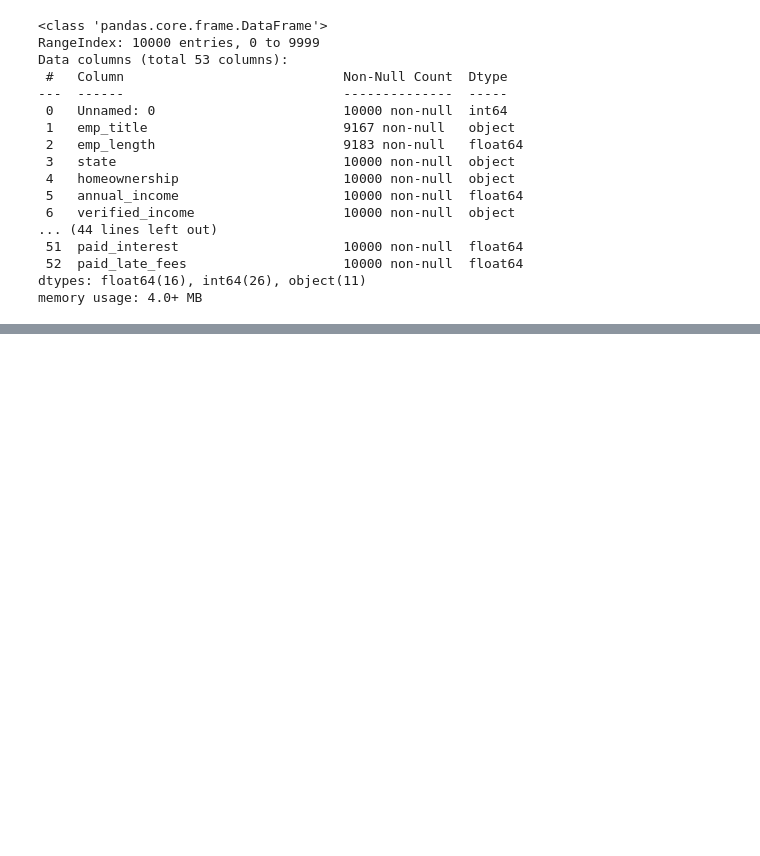
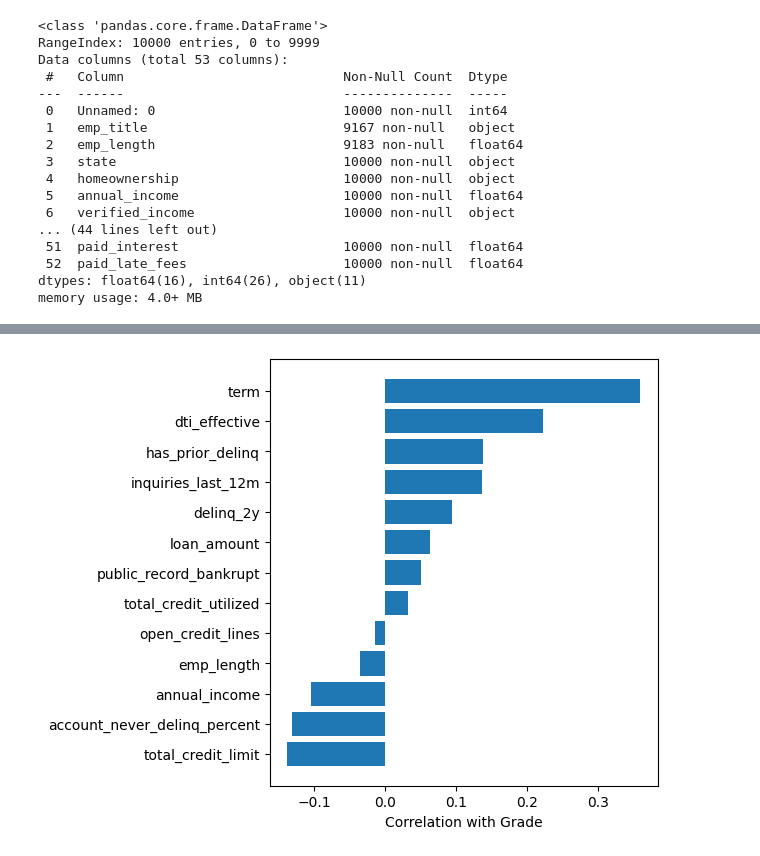
Before and after one commit to AdrianP428/DSRP_Project_MMF, a Jupyter notebook: DSRP_Project_AP.ipynb, the cells around one changed output, grey strips where cells are left out. Saved outputs shown, nothing was run; the diff lists cells and outputs as text; code cells hidden in the pictures; blank space fills up the shorter version.

```diff
--- a/DSRP_Project_AP.ipynb
+++ b/DSRP_Project_AP.ipynb
@@ -26,0 +106,11 @@ memory usage: 4.0+ MB
+# %%
+cols = ['dti_effective', 'annual_income', 'loan_amount', 'term', 'has_prior_delinq', 'inquiries_last_12m', 'delinq_2y', 'public_record_bankrupt', 'total_credit_utilized', 'total_credit_limit', 'open_credit_lines', 'emp_length', 'account_never_delinq_percent']
+p = df[cols + ['grade_num']].corr()['grade_num'].drop('grade_num').sort_values()
+plt.barh(p.index, p.values)
+plt.tight_layout()
+plt.xlabel('Correlation with Grade')
+plt.show()
+
+#Negative value means better grade and positive is worse grade
+# %% [output]
+[figure, added]
```
Also changed, not shown: parts of 13 cells of this notebook.
